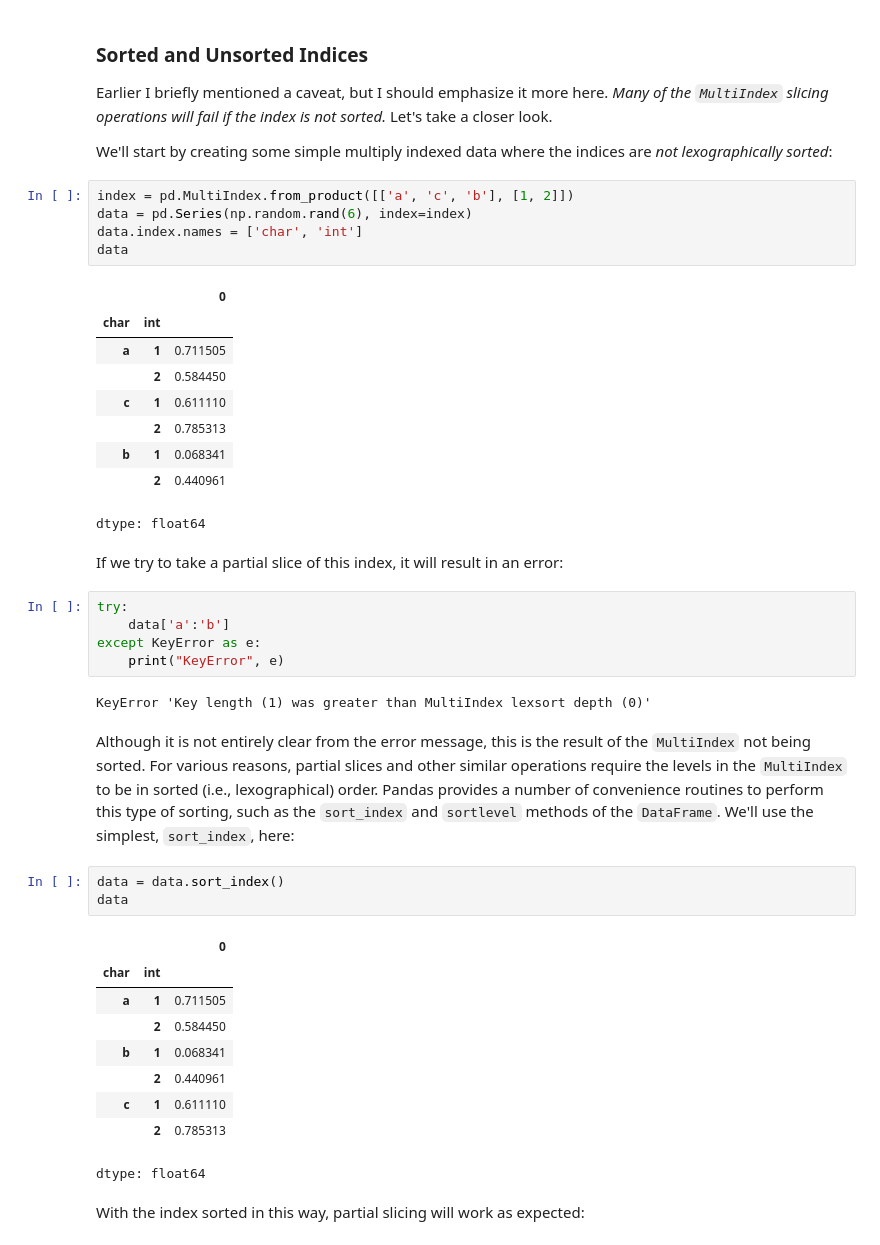
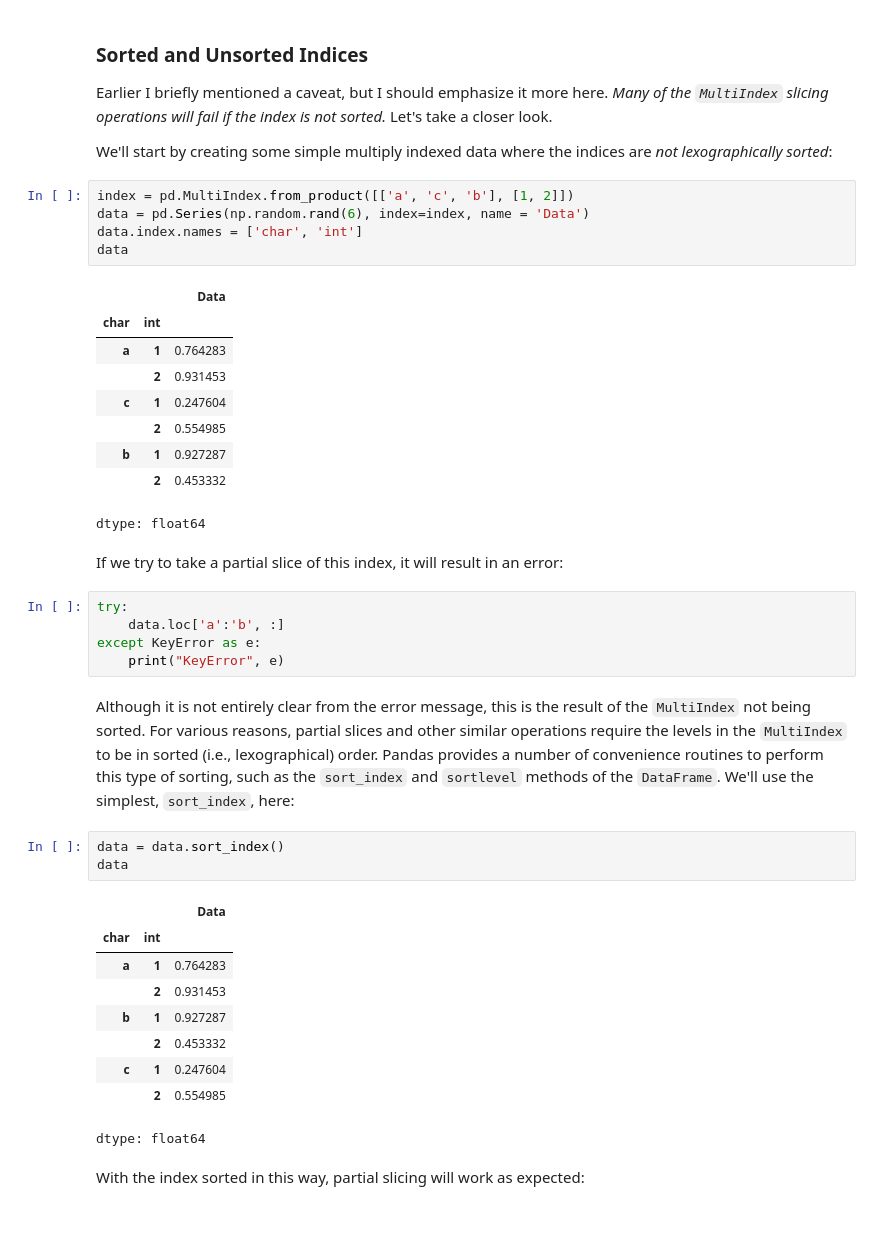
Before and after one commit to bertramwooster/PythonDataScienceHandbook, a Jupyter notebook: notebooks/03.05-Hierarchical-Indexing.ipynb, the cells around one changed output. Saved outputs shown, nothing was run; the diff lists cells and outputs as text.

```diff
--- a/notebooks/03.05-Hierarchical-Indexing.ipynb
+++ b/notebooks/03.05-Hierarchical-Indexing.ipynb
@@ -485,28 +492,26 @@ Let's take a closer look.
 We'll start by creating some simple multiply indexed data where the indices are *not lexographically sorted*:
 # %%
 index = pd.MultiIndex.from_product([['a', 'c', 'b'], [1, 2]])
-data = pd.Series(np.random.rand(6), index=index)
+data = pd.Series(np.random.rand(6), index=index, name = 'Data')
 data.index.names = ['char', 'int']
 data
 # %% [output]
-|  |  | 0 |
+|  |  | Data |
 | char | int |  |
-| a | 1 | 0.711505 |
-|  | 2 | 0.584450 |
-| c | 1 | 0.611110 |
-|  | 2 | 0.785313 |
-| b | 1 | 0.068341 |
-|  | 2 | 0.440961 |
+| a | 1 | 0.764283 |
+|  | 2 | 0.931453 |
+| c | 1 | 0.247604 |
+|  | 2 | 0.554985 |
+| b | 1 | 0.927287 |
+|  | 2 | 0.453332 |
 dtype: float64
 # %% [markdown]
 If we try to take a partial slice of this index, it will result in an error:
 # %%
 try:
-    data['a':'b']
+    data.loc['a':'b', :]
 except KeyError as e:
     print("KeyError", e)
-# %% [output]
-KeyError 'Key length (1) was greater than MultiIndex lexsort depth (0)'
 # %% [markdown]
 Although it is not entirely clear from the error message, this is the result of the `MultiIndex` not being sorted.
 For various reasons, partial slices and other similar operations require the levels in the `MultiIndex` to be in sorted (i.e., lexographical) order.
@@ -516,14 +521,14 @@ We'll use the simplest, `sort_index`, here:
 data = data.sort_index()
 data
 # %% [output]
-|  |  | 0 |
+|  |  | Data |
 | char | int |  |
-| a | 1 | 0.711505 |
-|  | 2 | 0.584450 |
-| b | 1 | 0.068341 |
-|  | 2 | 0.440961 |
-| c | 1 | 0.611110 |
-|  | 2 | 0.785313 |
+| a | 1 | 0.764283 |
+|  | 2 | 0.931453 |
+| b | 1 | 0.927287 |
+|  | 2 | 0.453332 |
+| c | 1 | 0.247604 |
+|  | 2 | 0.554985 |
 dtype: float64
 # %% [markdown]
 With the index sorted in this way, partial slicing will work as expected:
```
Also changed, not shown: parts of 22 cells of this notebook.
